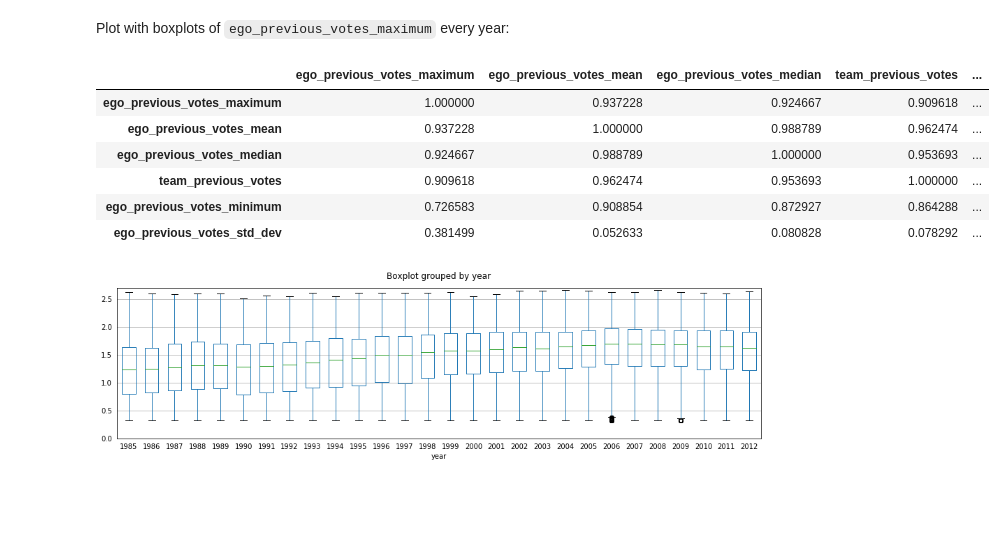
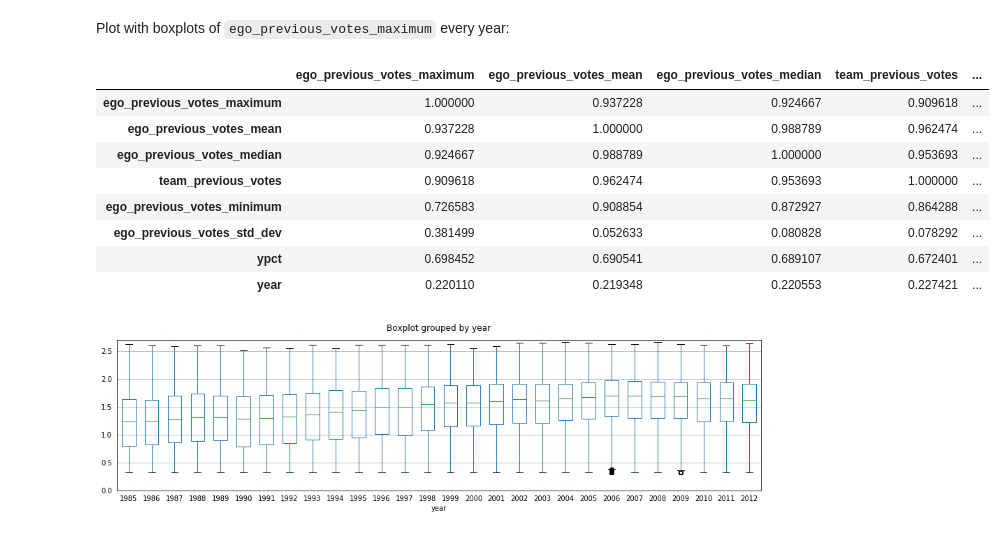
Before and after one commit to code-energy/teamspector, a Jupyter notebook: visualizations/eda-experiment.ipynb, the cells around one changed output. Saved outputs shown, nothing was run; the diff lists cells and outputs as text; code cells hidden in the pictures; blank space fills up the shorter version.

```diff
--- a/visualizations/eda-experiment.ipynb
+++ b/visualizations/eda-experiment.ipynb
@@ -79,15 +79,17 @@ for i, x in enumerate(f[:-2]):
 # %% [markdown]
 Plot with boxplots of `ego_previous_votes_maximum` every year:
 # %%
-dfx[f[:-2]].corr()
+dfx[f].corr()
 # %% [output]
 |  | ego_previous_votes_maximum | ego_previous_votes_mean | ego_previous_votes_median | team_previous_votes | ... |
 | ego_previous_votes_maximum | 1.000000 | 0.937228 | 0.924667 | 0.909618 | ... |
 | ego_previous_votes_mean | 0.937228 | 1.000000 | 0.988789 | 0.962474 | ... |
 | ego_previous_votes_median | 0.924667 | 0.988789 | 1.000000 | 0.953693 | ... |
 | team_previous_votes | 0.909618 | 0.962474 | 0.953693 | 1.000000 | ... |
 | ego_previous_votes_minimum | 0.726583 | 0.908854 | 0.872927 | 0.864288 | ... |
 | ego_previous_votes_std_dev | 0.381499 | 0.052633 | 0.080828 | 0.078292 | ... |
+| ypct | 0.698452 | 0.690541 | 0.689107 | 0.672401 | ... |
+| year | 0.220110 | 0.219348 | 0.220553 | 0.227421 | ... |
 # %%
 df['_year'] = df.year.map(lambda x: x - (x % 3 ))
 
```
Also changed, not shown: parts of 24 cells of this notebook.
